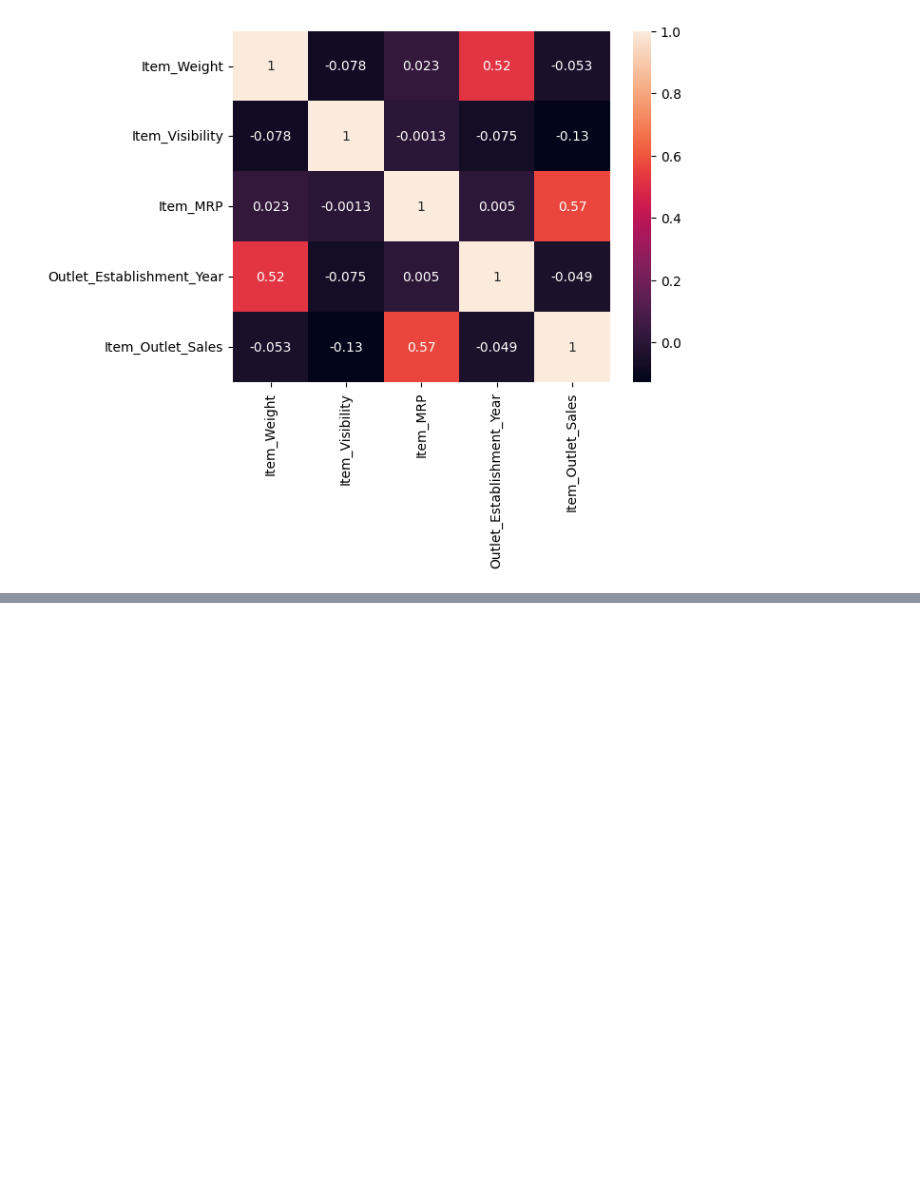
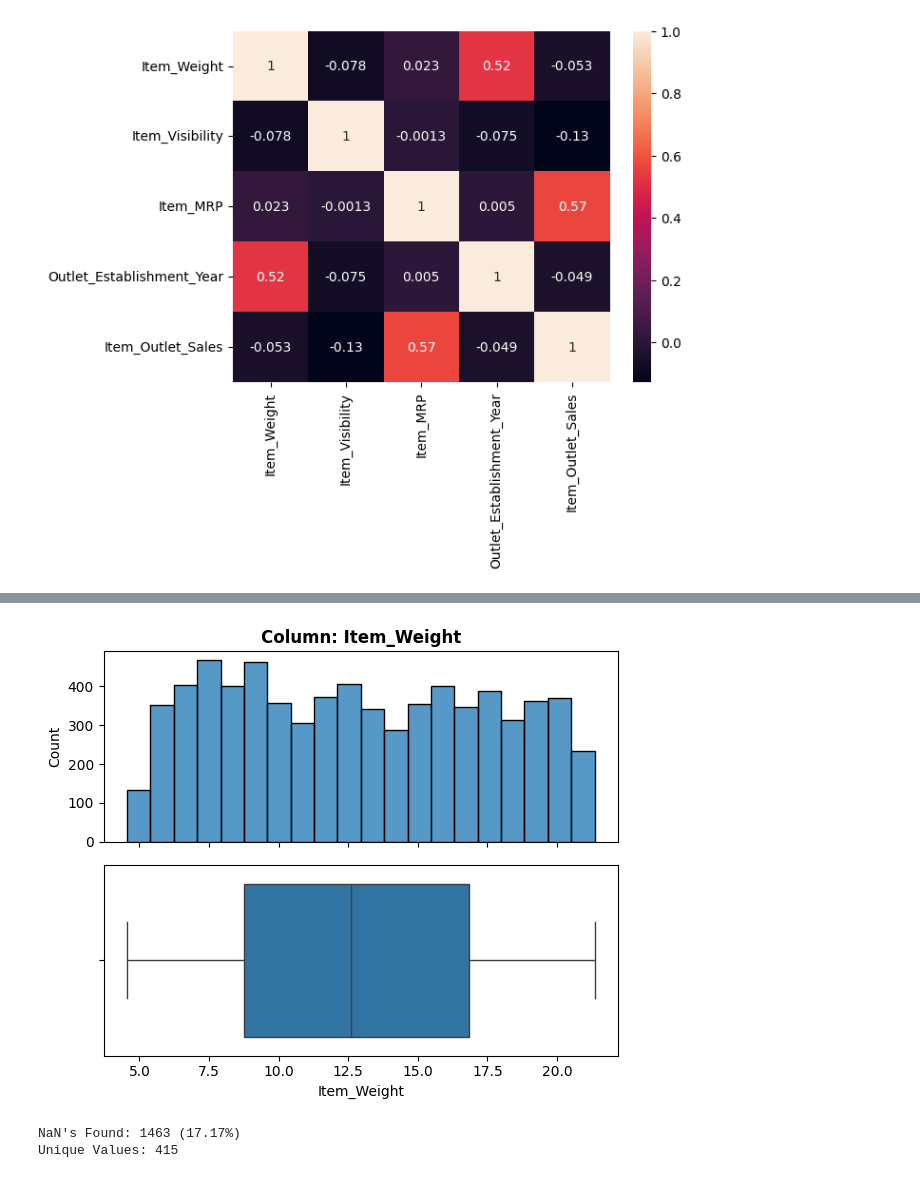
Before and after one commit to HanaaMaswada/Prediction-of-Product-Sales, a Jupyter notebook: Project_1_Part_2_(Core).ipynb, the cells around one changed output, grey strips where cells are left out. Drawn from its saved outputs; the diff is of its cells as text; code cells hidden in the pictures; blank space fills up the shorter version.

```diff
--- a/Project_1_Part_2_(Core).ipynb
+++ b/Project_1_Part_2_(Core).ipynb
@@ -219,0 +224,19 @@ plt.show()
+# %%
+import matplotlib.pyplot as plt
+import seaborn as sns
+
+def explore_numeric(df, x):
+    fig, axes = plt.subplots(2, 1, figsize=(6,5), sharex=True)
+
+    sns.histplot(data=df, x=x, ax=axes[0])
+    sns.boxplot(data=df, x=x, ax=axes[1])
+
+    axes[0].set_title(f"Column: {x}", fontweight='bold')
+    plt.tight_layout()
+    plt.show()
+
+    null_count = df[x].isna().sum()
+    null_perc = null_count / len(df) * 100
+
+    print(f"NaN's Found: {null_count} ({round(null_perc,2)}%)")
+    print(f"Unique Values: {df[x].nunique()}")
@@ -219,0 +269,9 @@ plt.show()
+# %%
+df.replace(0, np.nan, inplace=True)
+df.replace("Unknown", np.nan, inplace=True)
+# %%
+explore_numeric(df, 'Item_Weight')
+# %% [output]
+[figure, added]
+NaN's Found: 1463 (17.17%)
+Unique Values: 415
```
Also changed, not shown: parts of 35 cells of this notebook.
